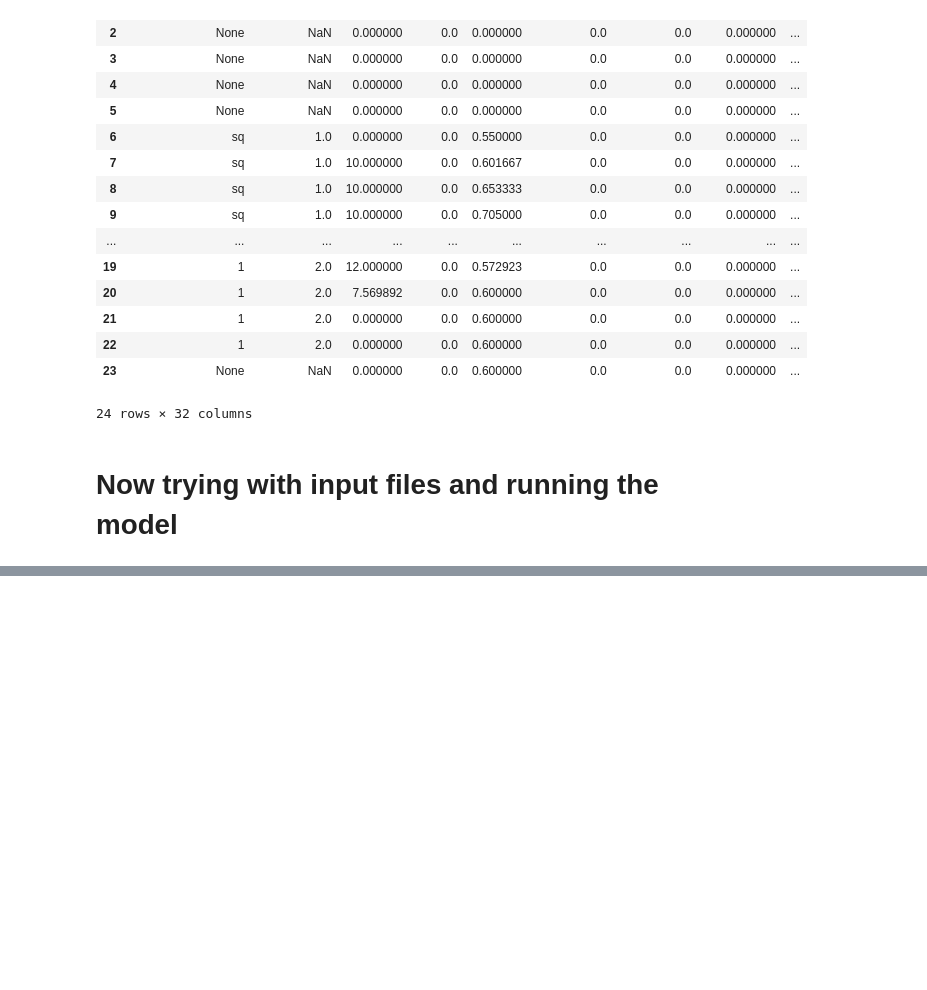
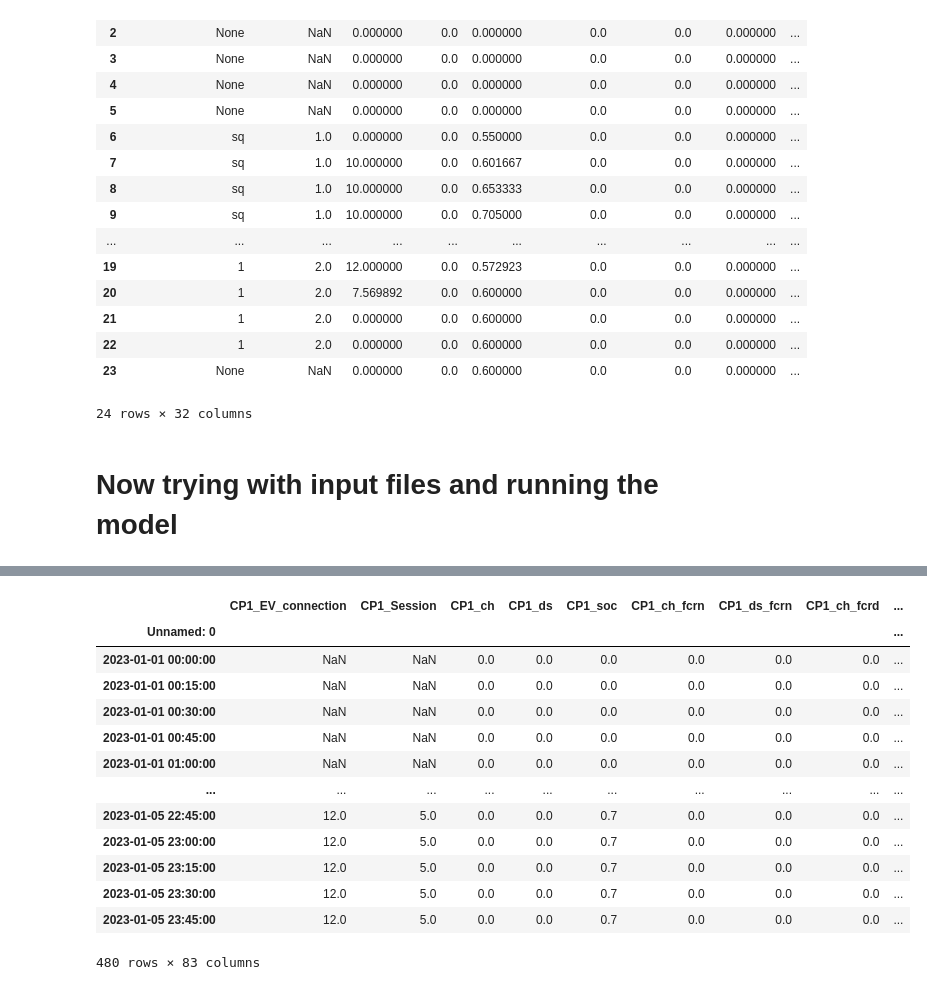
Before and after one commit to SaraAboebeid/ECOM-Tool, a Jupyter notebook: LEC-Opt-with_aging_FCRN_FCRD_15min.ipynb, the cells around one changed output, grey strips where cells are left out. Saved outputs shown, nothing was run; the diff lists cells and outputs as text; code cells hidden in the pictures; blank space fills up the shorter version.

```diff
--- a/LEC-Opt-with_aging_FCRN_FCRD_15min.ipynb
+++ b/LEC-Opt-with_aging_FCRN_FCRD_15min.ipynb
@@ -1421,0 +1706,2 @@ rolling_results
+# %%
+results = optimization_function_lec(charging_point_data, building_data, prices, temperature, activation, start_date = pd.to_datetime("2023-01-01 00:00:00"), days = 5, horizon_hours = 36, store_hours = 24, building_on = 1, previous_monthly_peak = 0, current_month = 1, initial_bess_soc = 0.5)
@@ -1421,0 +1726,17 @@ rolling_results
+# %%
+results
+# %% [output]
+|  | CP1_EV_connection | CP1_Session | CP1_ch | CP1_ds | CP1_soc | CP1_ch_fcrn | CP1_ds_fcrn | CP1_ch_fcrd | ... |
+| Unnamed: 0 |  |  |  |  |  |  |  |  | ... |
+| 2023-01-01 00:00:00 | NaN | NaN | 0.0 | 0.0 | 0.0 | 0.0 | 0.0 | 0.0 | ... |
+| 2023-01-01 00:15:00 | NaN | NaN | 0.0 | 0.0 | 0.0 | 0.0 | 0.0 | 0.0 | ... |
+| 2023-01-01 00:30:00 | NaN | NaN | 0.0 | 0.0 | 0.0 | 0.0 | 0.0 | 0.0 | ... |
+| 2023-01-01 00:45:00 | NaN | NaN | 0.0 | 0.0 | 0.0 | 0.0 | 0.0 | 0.0 | ... |
+| 2023-01-01 01:00:00 | NaN | NaN | 0.0 | 0.0 | 0.0 | 0.0 | 0.0 | 0.0 | ... |
+| ... | ... | ... | ... | ... | ... | ... | ... | ... | ... |
+| 2023-01-05 22:45:00 | 12.0 | 5.0 | 0.0 | 0.0 | 0.7 | 0.0 | 0.0 | 0.0 | ... |
+| 2023-01-05 23:00:00 | 12.0 | 5.0 | 0.0 | 0.0 | 0.7 | 0.0 | 0.0 | 0.0 | ... |
+| 2023-01-05 23:15:00 | 12.0 | 5.0 | 0.0 | 0.0 | 0.7 | 0.0 | 0.0 | 0.0 | ... |
+| 2023-01-05 23:30:00 | 12.0 | 5.0 | 0.0 | 0.0 | 0.7 | 0.0 | 0.0 | 0.0 | ... |
+| 2023-01-05 23:45:00 | 12.0 | 5.0 | 0.0 | 0.0 | 0.7 | 0.0 | 0.0 | 0.0 | ... |
+480 rows × 83 columns
```
Also changed, not shown: parts of 4 cells of this notebook, 3 other files.
